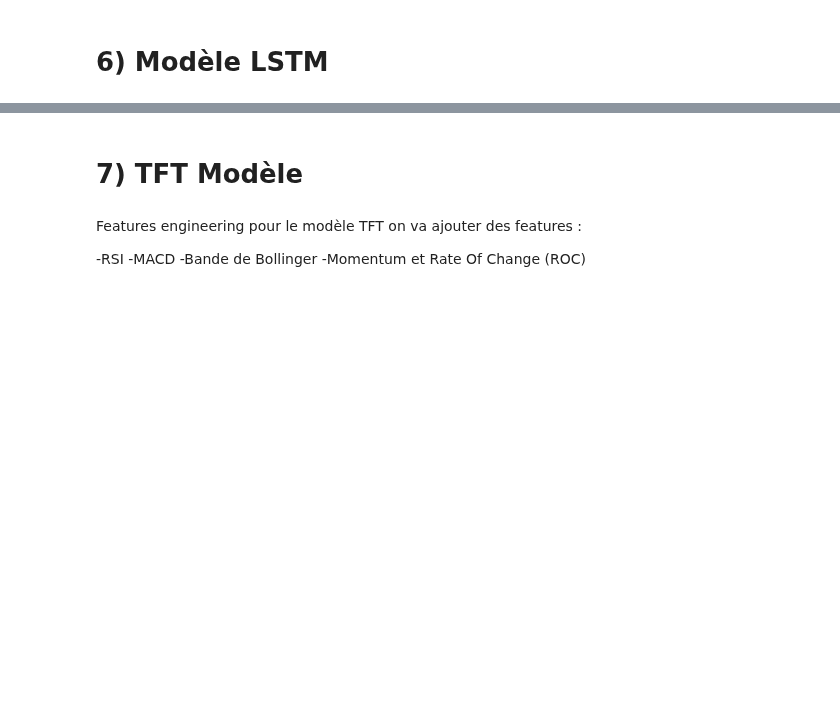
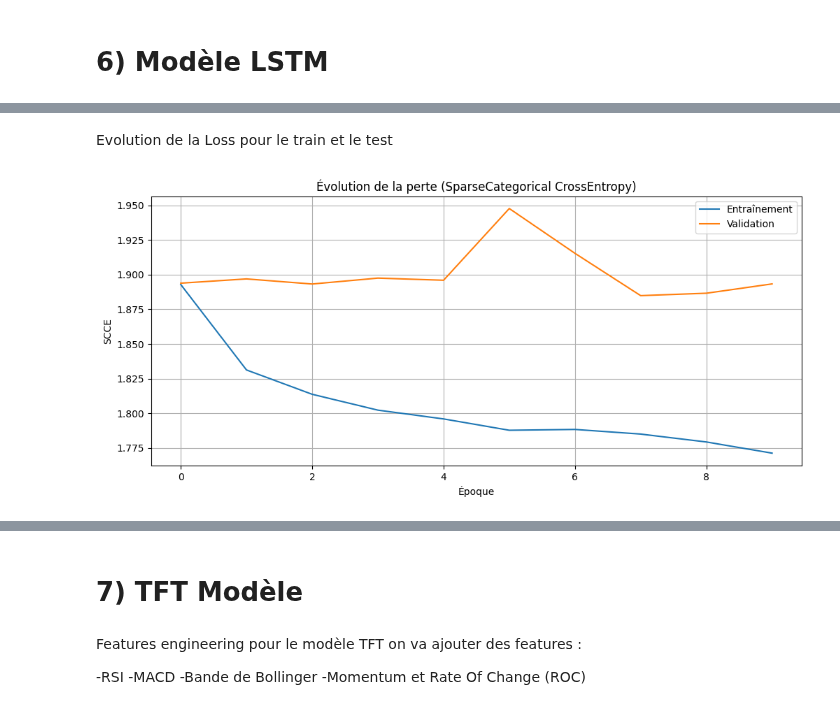
Before and after one commit to ugom2002/projet_DL, a Jupyter notebook: Projet_DL.ipynb, the cells around one changed output, grey strips where cells are left out. Drawn from its saved outputs; the diff is of its cells as text; code cells hidden in the pictures; blank space fills up the shorter version.

```diff
--- a/Projet_DL.ipynb
+++ b/Projet_DL.ipynb
@@ -422,0 +300,41 @@ fig.show()
+# %%
+n_buckets = 7
+quantiles = np.linspace(0, 1, n_buckets+1)
+cuts = df['FutureReturn'].quantile(quantiles).values
+
+print("Cut edges (quantiles):", cuts)
+
+df['FutureReturn_bucket'] = pd.cut(
+    df['FutureReturn'],
+    bins=cuts,
+    labels=False,
+    include_lowest=True
+)
+
+exclude_cols = ["Price", "Return", "FutureReturn", "FutureReturn_bucket"]
+feature_cols = [c for c in df.columns if c not in exclude_cols]
+X = df[feature_cols].values
+y = df["FutureReturn_bucket"].values.astype(int)
+
+N = len(df)
+Nt = int(0.8 * N)
+Nv = N - Nt
+
+X_train, X_test = X[:Nt], X[Nt:]
+y_train, y_test = y[:Nt], y[Nt:]
+scaler = StandardScaler()
+X_train_scaled = scaler.fit_transform(X_train)
+X_test_scaled  = scaler.transform(X_test)
+
+seq_length = 35
+
+X_train_seq, y_train_seq = create_sequences(X_train_scaled, y_train, seq_length)
+X_test_seq,  y_test_seq  = create_sequences(X_test_scaled,  y_test,  seq_length)
+
+print(f"Forme X_train_seq : {X_train_seq.shape}")
+print(f"Forme y_train_seq : {y_train_seq.shape}")
+
+y_train_cat = to_categorical(y_train_seq, num_classes=n_buckets)
+y_test_cat  = to_categorical(y_test_seq,  num_classes=n_buckets)
+
+loss_fn = tf.keras.losses.CategoricalCrossentropy(from_logits=False)
@@ -512,11 +477,15 @@ KeyboardInterrupt:
+# %% [markdown]
+Evolution de la Loss pour le train et le test
 # %%
 # Courbes d'entraînement et de validation
 plt.figure(figsize=(12, 5))
 plt.plot(history_lstm.history['loss'], label='Entraînement')
 plt.plot(history_lstm.history['val_loss'], label='Validation')
-plt.title('Évolution de la perte (MSE)')
+plt.title('Évolution de la perte (SparseCategorical CrossEntropy)')
 plt.xlabel('Époque')
-plt.ylabel('MSE')
+plt.ylabel('SCCE')
 plt.legend()
 plt.grid(True)
 plt.show()
+# %% [output]
+[figure, added]
```
Also changed, not shown: parts of 28 cells of this notebook.
